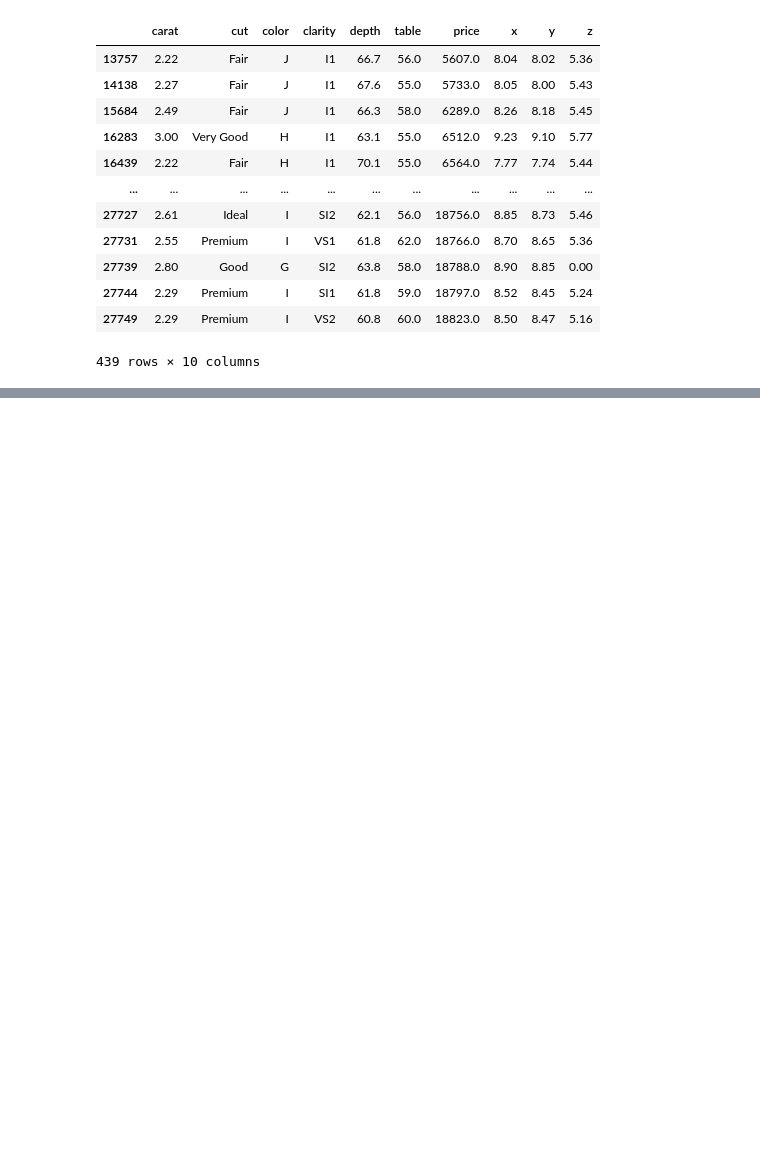
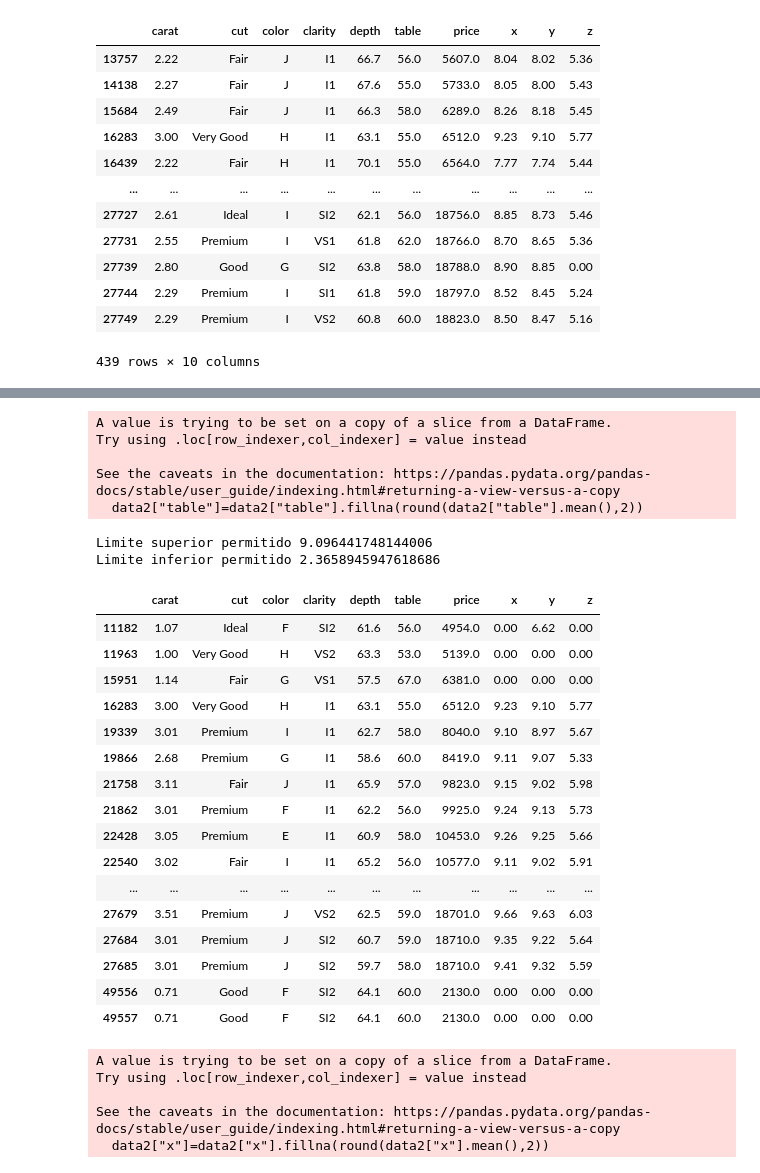
Before and after one commit to rodrigoruizteodoro/Actividad-1, a Jupyter notebook: Actividad1.ipynb, the cells around one changed output, grey strips where cells are left out. Drawn from its saved outputs; the diff is of its cells as text; code cells hidden in the pictures; blank space fills up the shorter version.

```diff
--- a/Actividad1.ipynb
+++ b/Actividad1.ipynb
@@ -42,16 +44,19 @@ dtype: int64
 # %%
+#Sustituir por la media
 mean_carat=data['carat'].mean()
 data['carat'].fillna(value=mean_carat, inplace=True)
 
-mean_depth=data['depth'].mean()
-data['depth'].fillna(value=mean_carat, inplace=True)
+#Sustituir por el objeto "anterior" de la columna
+data["depth"] =data["depth"].fillna(method="bfill")
 
-mean_table=data['table'].mean()
-data['table'].fillna(value=mean_table, inplace=True)
+#Sustituir por la mediana
+median_table=data['table'].median()
+data['table'].fillna(value=median_table, inplace=True)
 
-mean_price=data['price'].mean()
-data['price'].fillna(value=mean_price, inplace=True)
+median_price=data['price'].median()
+data['price'].fillna(value=median_price, inplace=True)
 
+#Sustituir por la media
 mean_x=data['x'].mean()
 data['x'].fillna(value=mean_x, inplace=True)
 
@@ -117,0 +190,50 @@ See the caveats in the documentation: https://pandas.pydata.org/pandas-docs/stab
+# %%
+data2=data[(y3<=Limite_Superior3)&(y3>=Limite_Inferior3)]
+data2["table"]=data2["table"].fillna(round(data2["table"].median(),2))
+# %% [output]
+A value is trying to be set on a copy of a slice from a DataFrame.
+Try using .loc[row_indexer,col_indexer] = value instead
+
+See the caveats in the documentation: https://pandas.pydata.org/pandas-docs/stable/user_guide/indexing.html#returning-a-view-versus-a-copy
+  data2["table"]=data2["table"].fillna(round(data2["table"].mean(),2))
+# %%
+#x
+
+y4=data["x"]
+Limite_Superior4= y4.mean() + 3*y4.std()
+Limite_Inferior4= y4.mean() - 3*y4.std()
+print("Limite superior permitido", Limite_Superior4)
+print("Limite inferior permitido", Limite_Inferior4)
+
+#Encontramos Ouliers
+outliers_x= data[(y4>Limite_Superior4)|(y4<Limite_Inferior4)]
+outliers_x
+# %% [output]
+Limite superior permitido 9.096441748144006
+Limite inferior permitido 2.3658945947618686
+|  | carat | cut | color | clarity | depth | table | price | x | y | z |
+| 11182 | 1.07 | Ideal | F | SI2 | 61.6 | 56.0 | 4954.0 | 0.00 | 6.62 | 0.00 |
+| 11963 | 1.00 | Very Good | H | VS2 | 63.3 | 53.0 | 5139.0 | 0.00 | 0.00 | 0.00 |
+| 15951 | 1.14 | Fair | G | VS1 | 57.5 | 67.0 | 6381.0 | 0.00 | 0.00 | 0.00 |
+| 16283 | 3.00 | Very Good | H | I1 | 63.1 | 55.0 | 6512.0 | 9.23 | 9.10 | 5.77 |
+| 19339 | 3.01 | Premium | I | I1 | 62.7 | 58.0 | 8040.0 | 9.10 | 8.97 | 5.67 |
+| 19866 | 2.68 | Premium | G | I1 | 58.6 | 60.0 | 8419.0 | 9.11 | 9.07 | 5.33 |
+| 21758 | 3.11 | Fair | J | I1 | 65.9 | 57.0 | 9823.0 | 9.15 | 9.02 | 5.98 |
+| 21862 | 3.01 | Premium | F | I1 | 62.2 | 56.0 | 9925.0 | 9.24 | 9.13 | 5.73 |
+| 22428 | 3.05 | Premium | E | I1 | 60.9 | 58.0 | 10453.0 | 9.26 | 9.25 | 5.66 |
+| 22540 | 3.02 | Fair | I | I1 | 65.2 | 56.0 | 10577.0 | 9.11 | 9.02 | 5.91 |
+| ... | ... | ... | ... | ... | ... | ... | ... | ... | ... | ... |
+| 27679 | 3.51 | Premium | J | VS2 | 62.5 | 59.0 | 18701.0 | 9.66 | 9.63 | 6.03 |
+| 27684 | 3.01 | Premium | J | SI2 | 60.7 | 59.0 | 18710.0 | 9.35 | 9.22 | 5.64 |
+| 27685 | 3.01 | Premium | J | SI2 | 59.7 | 58.0 | 18710.0 | 9.41 | 9.32 | 5.59 |
+| 49556 | 0.71 | Good | F | SI2 | 64.1 | 60.0 | 2130.0 | 0.00 | 0.00 | 0.00 |
+| 49557 | 0.71 | Good | F | SI2 | 64.1 | 60.0 | 2130.0 | 0.00 | 0.00 | 0.00 |
+# %%
+data2=data[(y4<=Limite_Superior4)&(y4>=Limite_Inferior4)]
+data2["x"]=data2["x"].fillna(round(data2["x"].mean(),2))
+# %% [output]
+A value is trying to be set on a copy of a slice from a DataFrame.
+Try using .loc[row_indexer,col_indexer] = value instead
+
+See the caveats in the documentation: https://pandas.pydata.org/pandas-docs/stable/user_guide/indexing.html#returning-a-view-versus-a-copy
+  data2["x"]=data2["x"].fillna(round(data2["x"].mean(),2))
```
Also changed, not shown: parts of 15 cells of this notebook.
